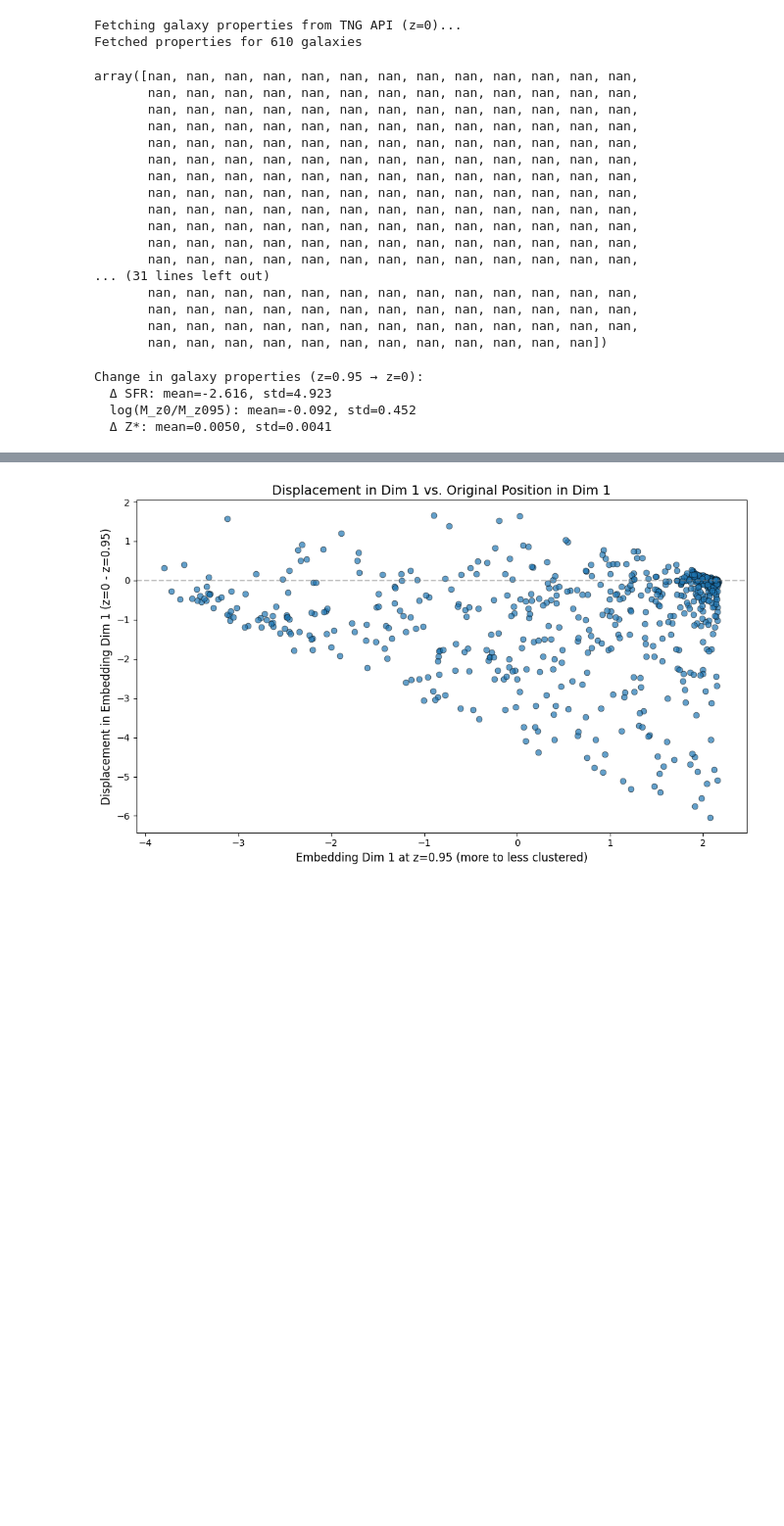
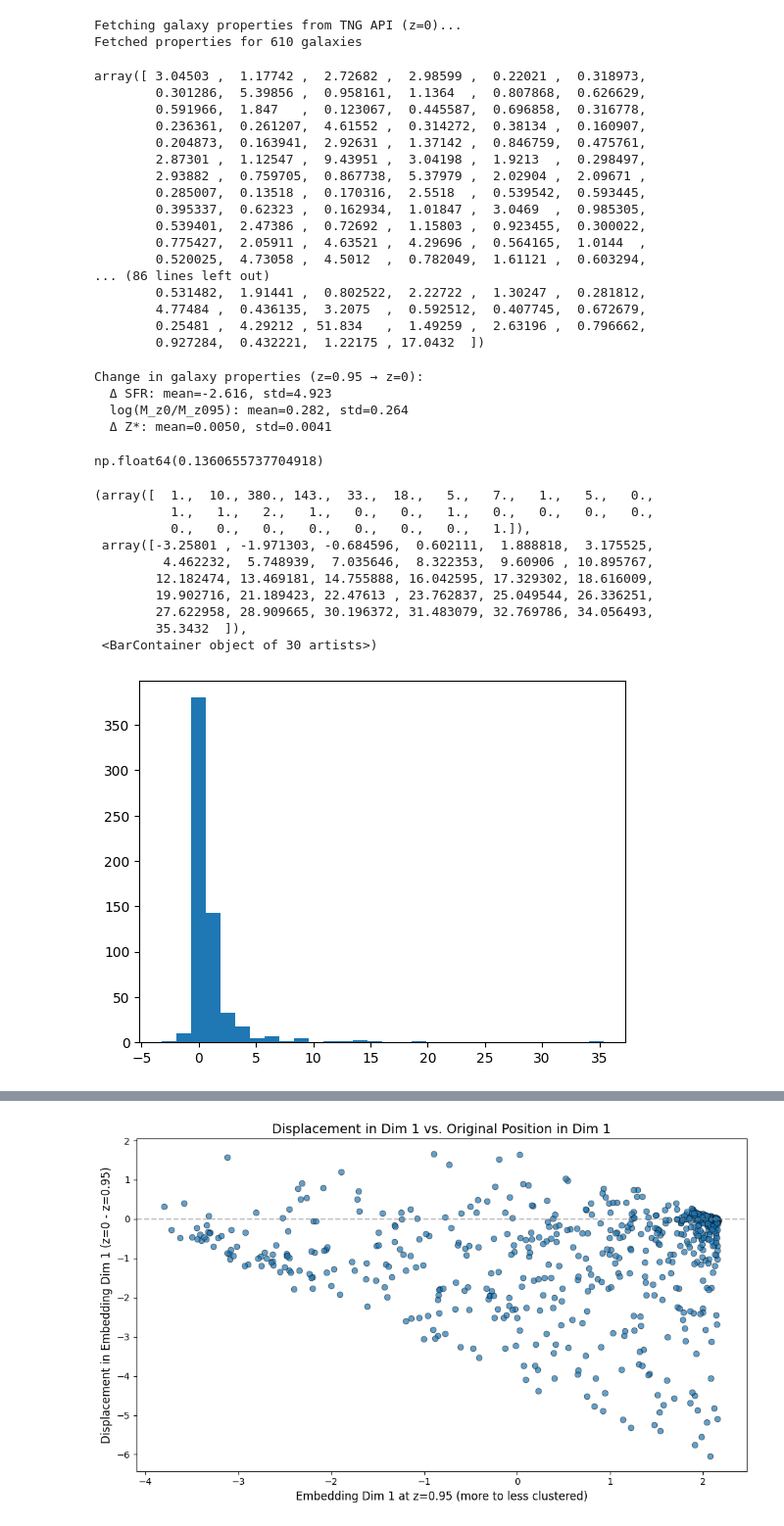
Before and after one commit to asmuzsoy/galaxy-manifolds, a Jupyter notebook: nystrom_projection.ipynb, the cells around one changed output, grey strips where cells are left out. Shown at 98% size. Cells and saved outputs as stored; diff of their text form; code cells hidden in the pictures; blank space fills up the shorter version.

```diff
--- a/nystrom_projection.ipynb
+++ b/nystrom_projection.ipynb
@@ -446,7 +446,7 @@ for i, subfind_id in enumerate(subfind_z1_list):
         sfr_z095.append(data.get('sfr', np.nan))
         mass_z095.append(data.get('mass', np.nan))
         metallicity_z095.append(data.get('starmetallicity', np.nan))
-        stellar_mass_z095.append(data.get('stellar_mass', np.nan))
+        stellar_mass_z095.append(data.get('mass_stars', np.nan))
     else:
         sfr_z095.append(np.nan)
         mass_z095.append(np.nan)
@@ -482,7 +482,7 @@ for i, subfind_id in enumerate(subfind_z0_list):
         sfr_z0.append(data.get('sfr', np.nan))
         mass_z0.append(data.get('mass', np.nan))
         metallicity_z0.append(data.get('starmetallicity', np.nan))
-        stellar_mass_z0.append(data.get('stellar_mass', np.nan))
+        stellar_mass_z0.append(data.get('mass_stars', np.nan))
     else:
         sfr_z0.append(np.nan)
         mass_z0.append(np.nan)
@@ -501,31 +501,31 @@ Fetched properties for 610 galaxies
 # %%
 stellar_mass_z0
 # %% [output]
-array([nan, nan, nan, nan, nan, nan, nan, nan, nan, nan, nan, nan, nan,
-       nan, nan, nan, nan, nan, nan, nan, nan, nan, nan, nan, nan, nan,
-       nan, nan, nan, nan, nan, nan, nan, nan, nan, nan, nan, nan, nan,
-       nan, nan, nan, nan, nan, nan, nan, nan, nan, nan, nan, nan, nan,
-       nan, nan, nan, nan, nan, nan, nan, nan, nan, nan, nan, nan, nan,
-       nan, nan, nan, nan, nan, nan, nan, nan, nan, nan, nan, nan, nan,
-       nan, nan, nan, nan, nan, nan, nan, nan, nan, nan, nan, nan, nan,
-       nan, nan, nan, nan, nan, nan, nan, nan, nan, nan, nan, nan, nan,
-       nan, nan, nan, nan, nan, nan, nan, nan, nan, nan, nan, nan, nan,
-       nan, nan, nan, nan, nan, nan, nan, nan, nan, nan, nan, nan, nan,
-       nan, nan, nan, nan, nan, nan, nan, nan, nan, nan, nan, nan, nan,
-       nan, nan, nan, nan, nan, nan, nan, nan, nan, nan, nan, nan, nan,
-... (31 lines left out)
-       nan, nan, nan, nan, nan, nan, nan, nan, nan, nan, nan, nan, nan,
-       nan, nan, nan, nan, nan, nan, nan, nan, nan, nan, nan, nan, nan,
-       nan, nan, nan, nan, nan, nan, nan, nan, nan, nan, nan, nan, nan,
-       nan, nan, nan, nan, nan, nan, nan, nan, nan, nan, nan, nan])
+array([ 3.04503 ,  1.17742 ,  2.72682 ,  2.98599 ,  0.22021 ,  0.318973,
+        0.301286,  5.39856 ,  0.958161,  1.1364  ,  0.807868,  0.626629,
+        0.591966,  1.847   ,  0.123067,  0.445587,  0.696858,  0.316778,
+        0.236361,  0.261207,  4.61552 ,  0.314272,  0.38134 ,  0.160907,
+        0.204873,  0.163941,  2.92631 ,  1.37142 ,  0.846759,  0.475761,
+        2.87301 ,  1.12547 ,  9.43951 ,  3.04198 ,  1.9213  ,  0.298497,
+        2.93882 ,  0.759705,  0.867738,  5.37979 ,  2.02904 ,  2.09671 ,
+        0.285007,  0.13518 ,  0.170316,  2.5518  ,  0.539542,  0.593445,
+        0.395337,  0.62323 ,  0.162934,  1.01847 ,  3.0469  ,  0.985305,
+        0.539401,  2.47386 ,  0.72692 ,  1.15803 ,  0.923455,  0.300022,
+        0.775427,  2.05911 ,  4.63521 ,  4.29696 ,  0.564165,  1.0144  ,
+        0.520025,  4.73058 ,  4.5012  ,  0.782049,  1.61121 ,  0.603294,
+... (86 lines left out)
+        0.531482,  1.91441 ,  0.802522,  2.22722 ,  1.30247 ,  0.281812,
+        4.77484 ,  0.436135,  3.2075  ,  0.592512,  0.407745,  0.672679,
+        0.25481 ,  4.29212 , 51.834   ,  1.49259 ,  2.63196 ,  0.796662,
+        0.927284,  0.432221,  1.22175 , 17.0432  ])
 # %%
 # Compute property changes
 delta_sfr = sfr_z0 - sfr_z095
 # delta_mass = mass_z0 - mass_z095
-delta_mass = mass_z0 - mass_z095
+delta_mass = stellar_mass_z0 - stellar_mass_z095
 
 delta_metallicity = metallicity_z0 - metallicity_z095
-log_mass_ratio = np.log10(mass_z0 / mass_z095)
+log_mass_ratio = np.log10(stellar_mass_z0 / stellar_mass_z095)
 
 print("Change in galaxy properties (z=0.95 → z=0):")
 print(f"  Δ SFR: mean={np.nanmean(delta_sfr):.3f}, std={np.nanstd(delta_sfr):.3f}")
@@ -534,5 +534,23 @@ print(f"  Δ Z*: mean={np.nanmean(delta_metallicity):.4f}, std={np.nanstd(delta_
 # %% [output]
 Change in galaxy properties (z=0.95 → z=0):
   Δ SFR: mean=-2.616, std=4.923
-  log(M_z0/M_z095): mean=-0.092, std=0.452
+  log(M_z0/M_z095): mean=0.282, std=0.264
   Δ Z*: mean=0.0050, std=0.0041
+# %%
+sum(delta_mass < 0) / len(delta_mass)
+# %% [output]
+np.float64(0.1360655737704918)
+# %%
+plt.hist(delta_mass, bins=30)
+# %% [output]
+(array([  1.,  10., 380., 143.,  33.,  18.,   5.,   7.,   1.,   5.,   0.,
+          1.,   1.,   2.,   1.,   0.,   0.,   1.,   0.,   0.,   0.,   0.,
+          0.,   0.,   0.,   0.,   0.,   0.,   0.,   1.]),
+ array([-3.25801 , -1.971303, -0.684596,  0.602111,  1.888818,  3.175525,
+         4.462232,  5.748939,  7.035646,  8.322353,  9.60906 , 10.895767,
+        12.182474, 13.469181, 14.755888, 16.042595, 17.329302, 18.616009,
+        19.902716, 21.189423, 22.47613 , 23.762837, 25.049544, 26.336251,
+        27.622958, 28.909665, 30.196372, 31.483079, 32.769786, 34.056493,
+        35.3432  ]),
+ <BarContainer object of 30 artists>)
+[figure, added]
```
Also changed, not shown: parts of 10 cells of this notebook.
